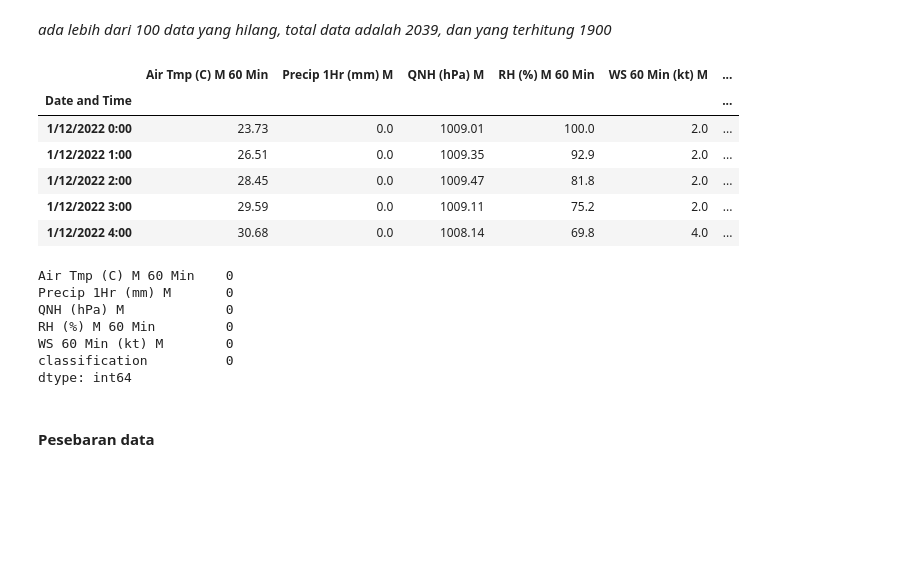
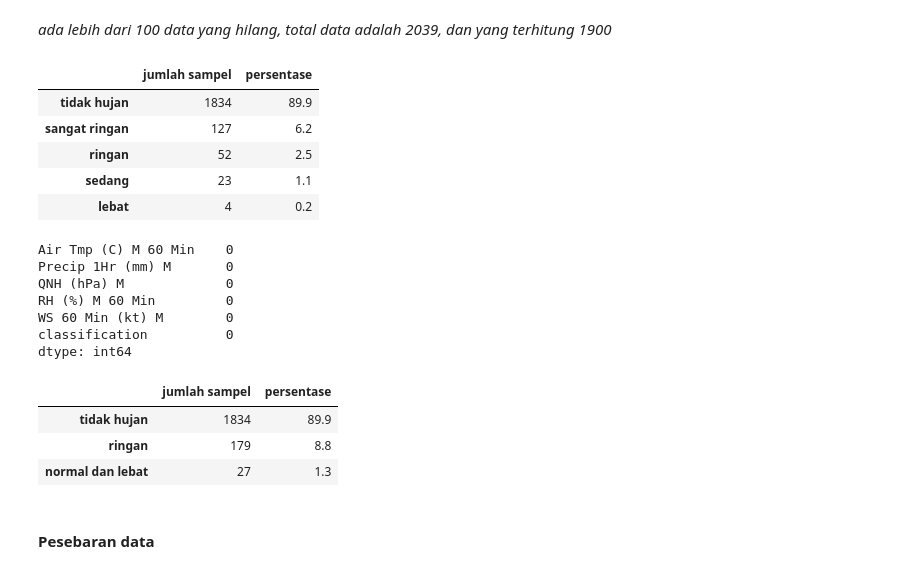
Before and after one commit to el-thobhy/rainfall-prediction, a Jupyter notebook: multiclass_70-30/test_code_bmkg.ipynb, the cells around one changed output. Cells and saved outputs as stored; diff of their text form; code cells hidden in the pictures; blank space fills up the shorter version.

```diff
--- a/multiclass_70-30/test_code_bmkg.ipynb
+++ b/multiclass_70-30/test_code_bmkg.ipynb
@@ -71,28 +71,33 @@ _ada lebih dari 100 data yang hilang, total data adalah 2039, dan yang terhitung
 # %%
 conditions = [
     (data_baru['Precip 1Hr (mm) M']==0),
-    (data_baru['Precip 1Hr (mm) M']>0) & (data_baru['Precip 1Hr (mm) M']<=5),
-    (data_baru['Precip 1Hr (mm) M']>=5) & (data_baru['Precip 1Hr (mm) M']<=50),
-    (data_baru['Precip 1Hr (mm) M']>=50) & (data_baru['Precip 1Hr (mm) M']<=100),
-    (data_baru['Precip 1Hr (mm) M']>=100)
+    (data_baru['Precip 1Hr (mm) M']<1),
+    (data_baru['Precip 1Hr (mm) M']>=1) & (data_baru['Precip 1Hr (mm) M']<=5),
+    (data_baru['Precip 1Hr (mm) M']>=5) & (data_baru['Precip 1Hr (mm) M']<=20),
+    (data_baru['Precip 1Hr (mm) M']>=10) & (data_baru['Precip 1Hr (mm) M']<=20),
+    (data_baru['Precip 1Hr (mm) M']>=20),
 ]
 
-values = ['tidak hujan', 'sangat ringan', 'ringan dan sedang', 'lebat', 'sangat lebat']
+values = ['tidak hujan', 'sangat ringan', 'ringan', 'sedang', 'sangat lebat', 'lebat']
 
 data_baru['classification'] = np.select(conditions, values)
-data_baru.head()
 # data_classified = data_baru
 # writer = pd.ExcelWriter('data/data_classified.xlsx')
 # data_classified.to_excel(writer)
 # writer.save()
+target = ['classification']
+feature = target[0]
+count = data_baru[feature].value_counts()
+percent = 100*data_baru[feature].value_counts(normalize=True)
+df = pd.DataFrame({'jumlah sampel':count, 'persentase':percent.round(1)})
+df
 # %% [output]
-|  | Air Tmp (C) M 60 Min | Precip 1Hr (mm) M | QNH (hPa) M | RH (%) M 60 Min | WS 60 Min (kt) M | ... |
-| Date and Time |  |  |  |  |  | ... |
-| 1/12/2022 0:00 | 23.73 | 0.0 | 1009.01 | 100.0 | 2.0 | ... |
-| 1/12/2022 1:00 | 26.51 | 0.0 | 1009.35 | 92.9 | 2.0 | ... |
-| 1/12/2022 2:00 | 28.45 | 0.0 | 1009.47 | 81.8 | 2.0 | ... |
-| 1/12/2022 3:00 | 29.59 | 0.0 | 1009.11 | 75.2 | 2.0 | ... |
-| 1/12/2022 4:00 | 30.68 | 0.0 | 1008.14 | 69.8 | 4.0 | ... |
+|  | jumlah sampel | persentase |
+| tidak hujan | 1834 | 89.9 |
+| sangat ringan | 127 | 6.2 |
+| ringan | 52 | 2.5 |
+| sedang | 23 | 1.1 |
+| lebat | 4 | 0.2 |
 # %%
 data_baru.isnull().sum()
 # %% [output]
@@ -116,6 +121,27 @@ dtype: int64
 # data_baru.isnull().sum()
 # %%
 # data_baru = data_baru.drop(data_baru.columns[[1,5]], axis=1)
+# %%
+conditions = [
+    (data_baru['Precip 1Hr (mm) M']==0),
+    (data_baru['Precip 1Hr (mm) M']>0) & (data_baru['Precip 1Hr (mm) M']<=5),
+    (data_baru['Precip 1Hr (mm) M']>=5) & (data_baru['Precip 1Hr (mm) M']<=20) | (data_baru['Precip 1Hr (mm) M']>=20),
+]
+
+values = ['tidak hujan', 'ringan', 'normal dan lebat']
+
+data_baru['classification'] = np.select(conditions, values)
+target = ['classification']
+feature = target[0]
+count = data_baru[feature].value_counts()
+percent = 100*data_baru[feature].value_counts(normalize=True)
+df = pd.DataFrame({'jumlah sampel':count, 'persentase':percent.round(1)})
+df
+# %% [output]
+|  | jumlah sampel | persentase |
+| tidak hujan | 1834 | 89.9 |
+| ringan | 179 | 8.8 |
+| normal dan lebat | 27 | 1.3 |
 # %% [markdown]
 #### Pesebaran data
 # %% [markdown]
```
Also changed, not shown: parts of 16 cells of this notebook, 7 other files.
